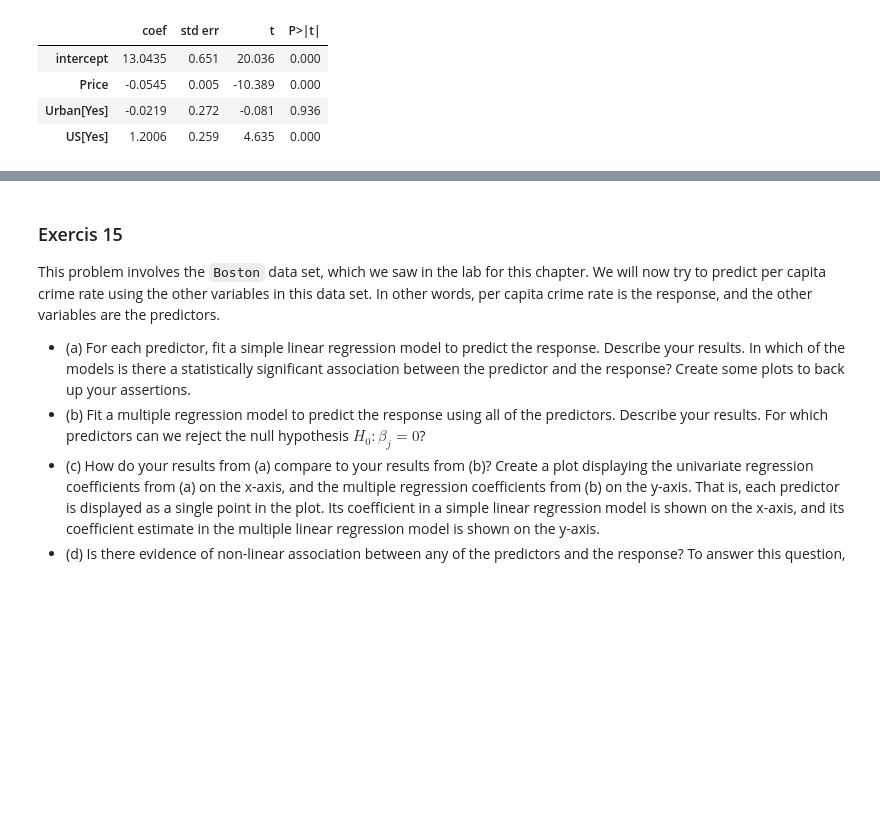
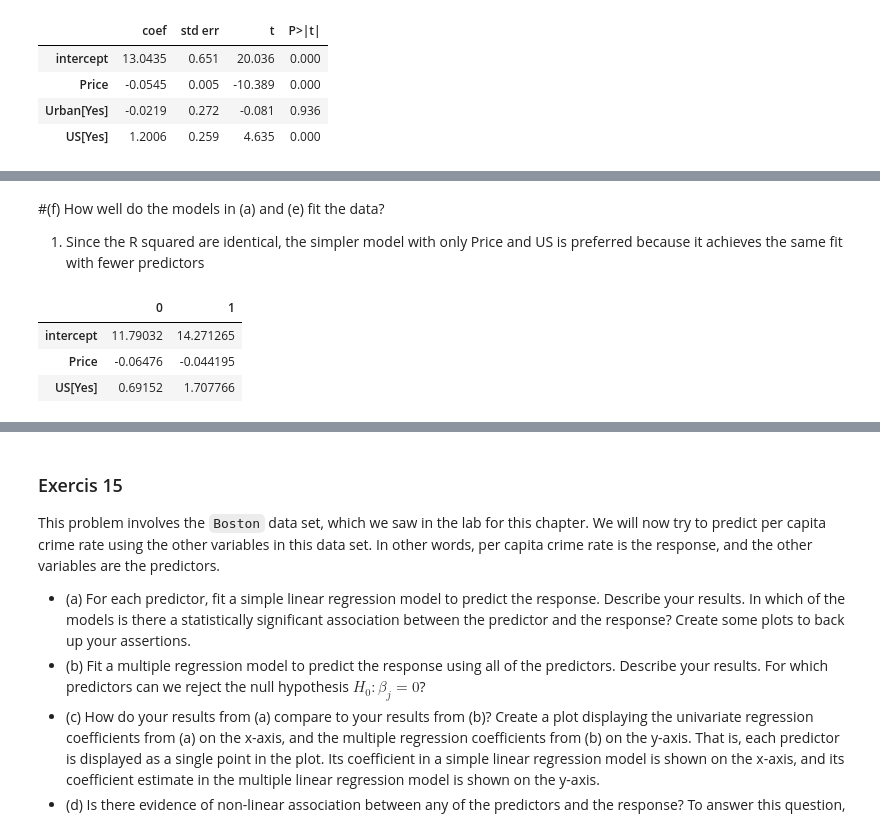
Before and after one commit to Nesu-tech/Methods_In_Data_Science, a Jupyter notebook: HW2 (3).ipynb, the cells around one changed output, grey strips where cells are left out. Cells and saved outputs as stored; diff of their text form; code cells hidden in the pictures; blank space fills up the shorter version.

```diff
--- a/HW2 (3).ipynb
+++ b/HW2 (3).ipynb
@@ -294,0 +335,12 @@ summarize(results1)
+# %% [markdown]
+#(f) How well do the models in (a) and (e) fit the data?
+
+1) Since the R squared are identical, the simpler model with only Price and US is preferred because it achieves the same fit with fewer predictors
+# %%
+#(g) Using the model from (e), obtain 95 % confidence intervals for the coefficient(s).
+results2.conf_int(alpha=0.05)
+# %% [output]
+|  | 0 | 1 |
+| intercept | 11.79032 | 14.271265 |
+| Price | -0.06476 | -0.044195 |
+| US[Yes] | 0.69152 | 1.707766 |
```
Also changed, not shown: parts of 18 cells of this notebook.
